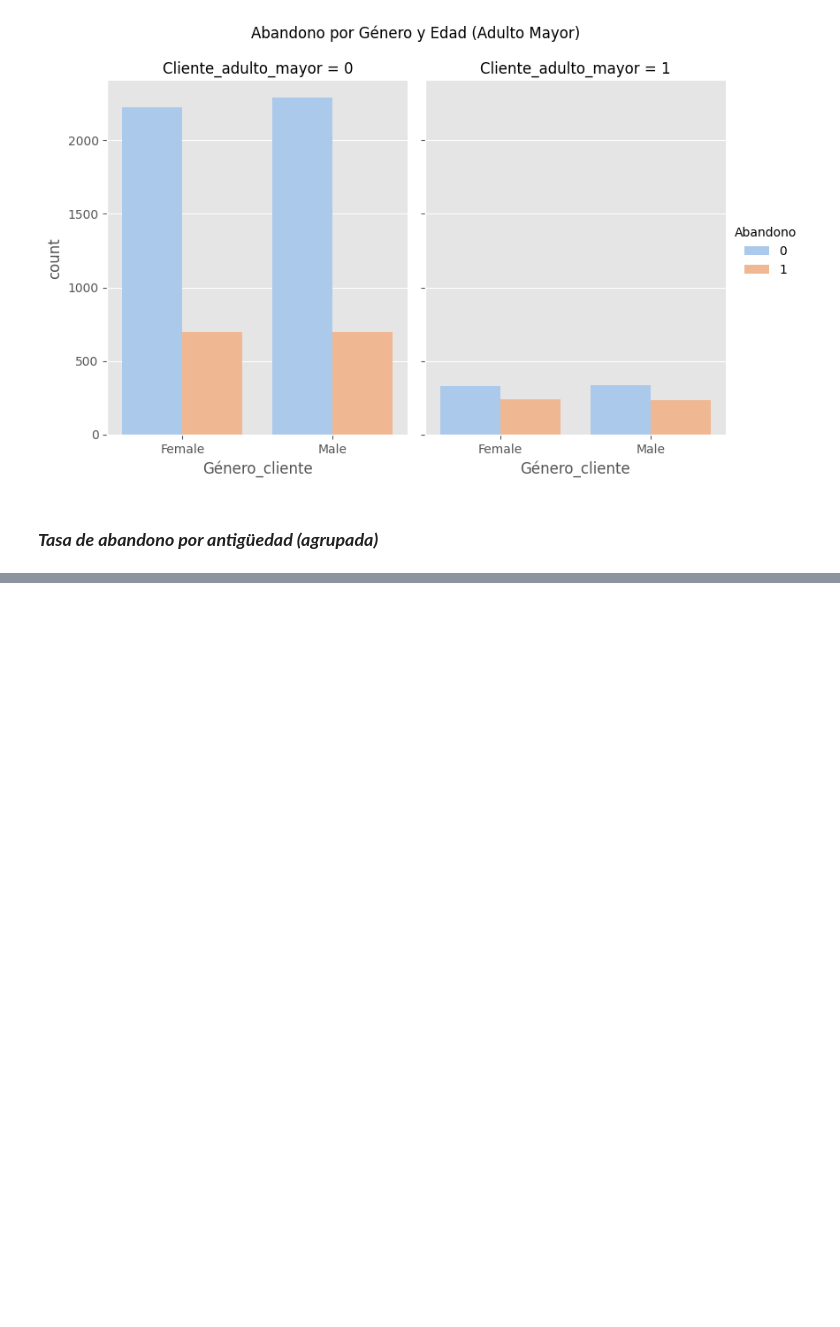
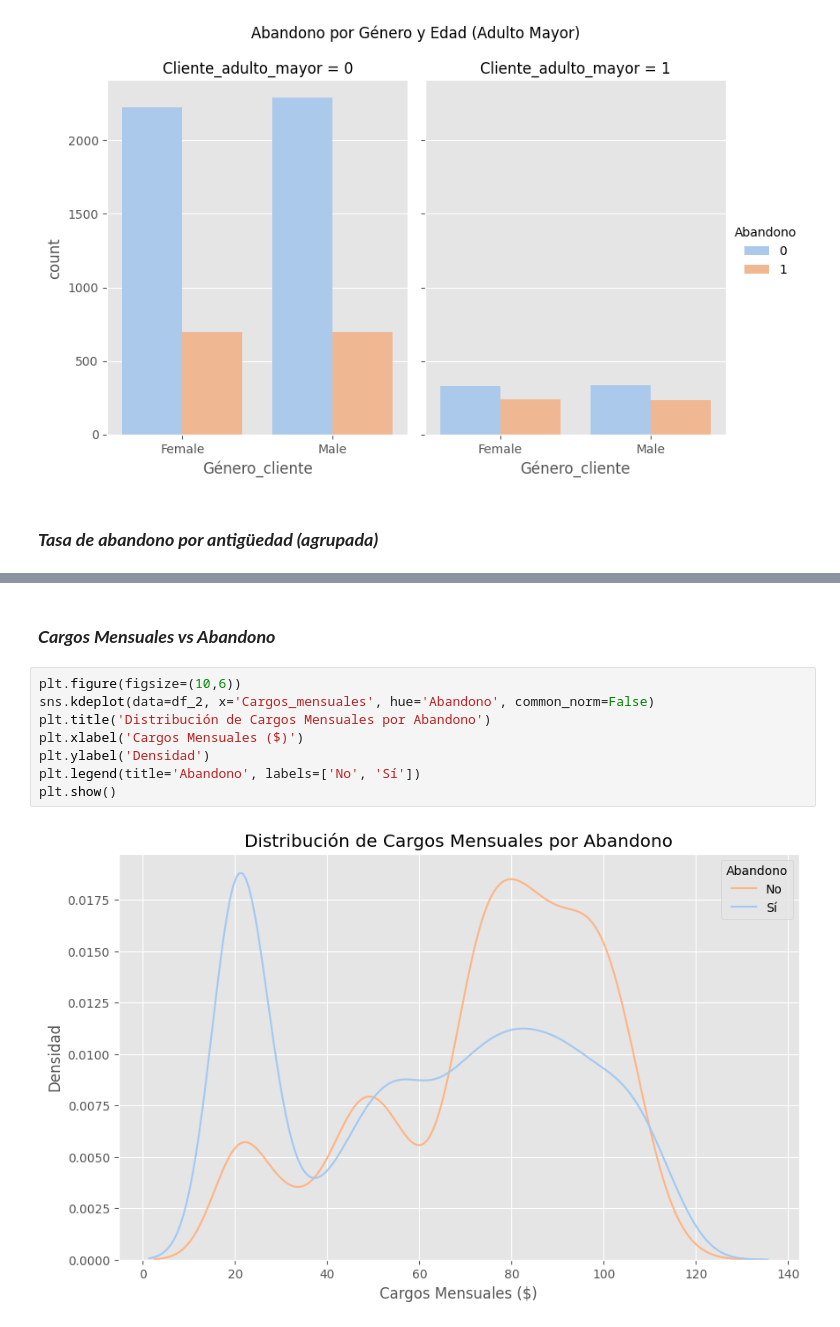
Before and after one commit to Brianbrowncoopman/telecom_x, a Jupyter notebook: telecom_x_2.ipynb, the cells around one changed output, grey strips where cells are left out. Drawn from its saved outputs; the diff is of its cells as text; blank space fills up the shorter version.

```diff
--- a/telecom_x_2.ipynb
+++ b/telecom_x_2.ipynb
@@ -746,0 +776,12 @@ The default of observed=False is deprecated and will be changed to True in a fut
+# %% [markdown]
+### ***Cargos Mensuales vs Abandono***
+# %%
+plt.figure(figsize=(10,6))
+sns.kdeplot(data=df_2, x='Cargos_mensuales', hue='Abandono', common_norm=False)
+plt.title('Distribución de Cargos Mensuales por Abandono')
+plt.xlabel('Cargos Mensuales ($)')
+plt.ylabel('Densidad')
+plt.legend(title='Abandono', labels=['No', 'Sí'])
+plt.show()
+# %% [output]
+[figure, added]
```
Also changed, not shown: parts of 29 cells of this notebook.
